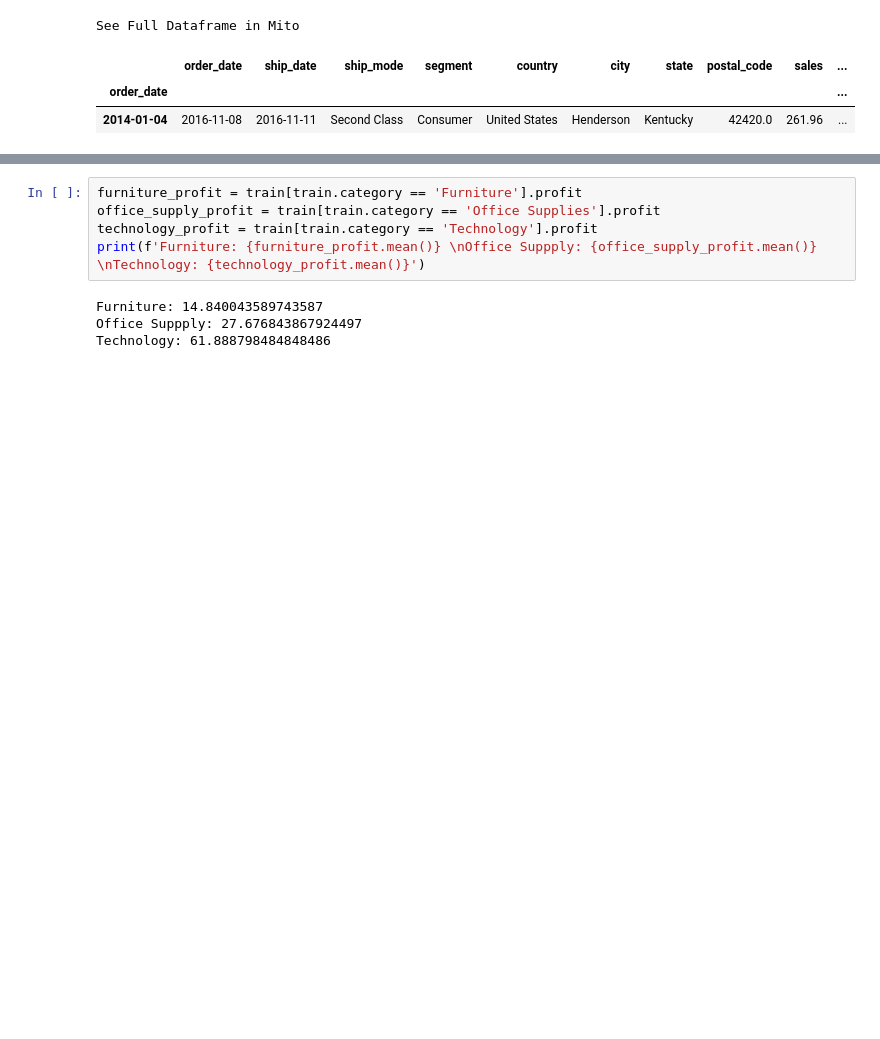
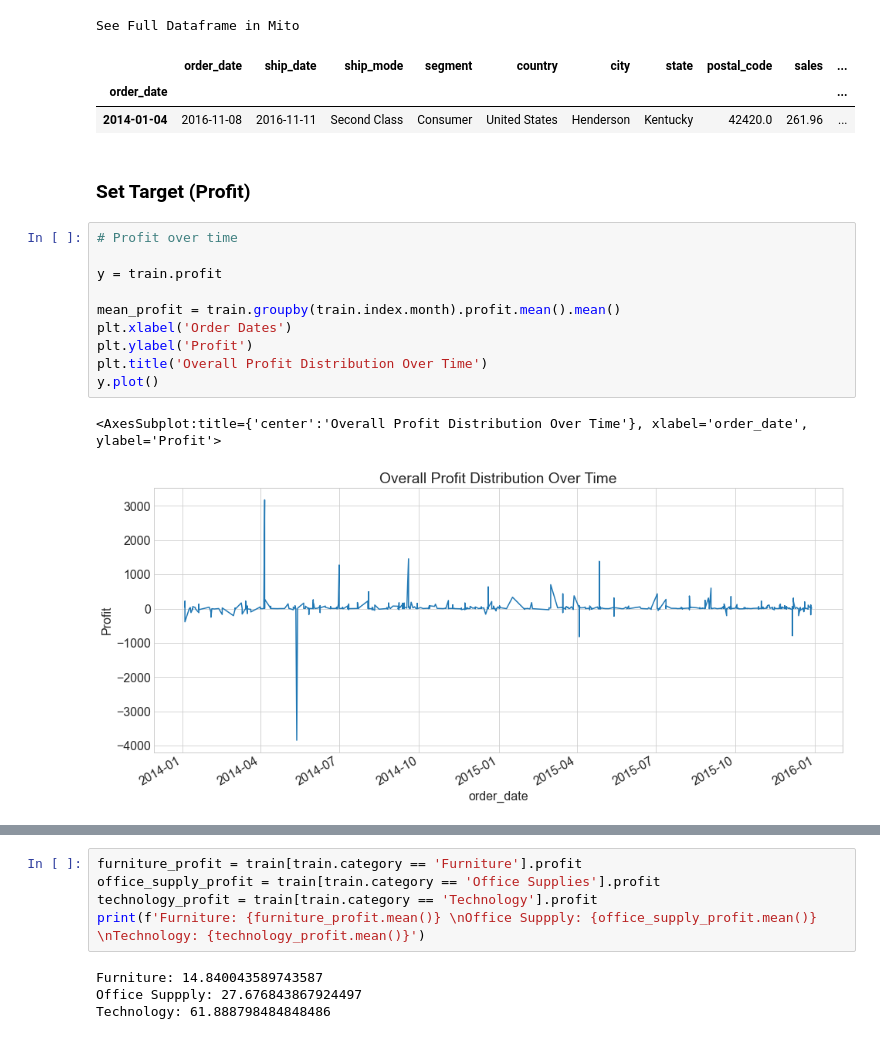
Before and after one commit to superstore-stephen-jesse/superstor-time-series-project, a Jupyter notebook: explore_stephen.ipynb, the cells around one changed output, grey strips where cells are left out. Saved outputs shown, nothing was run; the diff lists cells and outputs as text; blank space fills up the shorter version.

```diff
--- a/explore_stephen.ipynb
+++ b/explore_stephen.ipynb
@@ -197,3 +201,18 @@ See Full Dataframe in Mito
 |  | order_date | ship_date | ship_mode | segment | country | city | state | postal_code | sales | ... |
 | order_date |  |  |  |  |  |  |  |  |  | ... |
 | 2014-01-04 | 2016-11-08 | 2016-11-11 | Second Class | Consumer | United States | Henderson | Kentucky | 42420.0 | 261.96 | ... |
+# %% [markdown]
+### Set Target (Profit)
+# %%
+# Profit over time
+
+y = train.profit
+
+mean_profit = train.groupby(train.index.month).profit.mean().mean()
+plt.xlabel('Order Dates')
+plt.ylabel('Profit')
+plt.title('Overall Profit Distribution Over Time')
+y.plot()
+# %% [output]
+<AxesSubplot:title={'center':'Overall Profit Distribution Over Time'}, xlabel='order_date', ylabel='Profit'>
+[figure, added]
```
Also changed, not shown: parts of 33 cells of this notebook.
